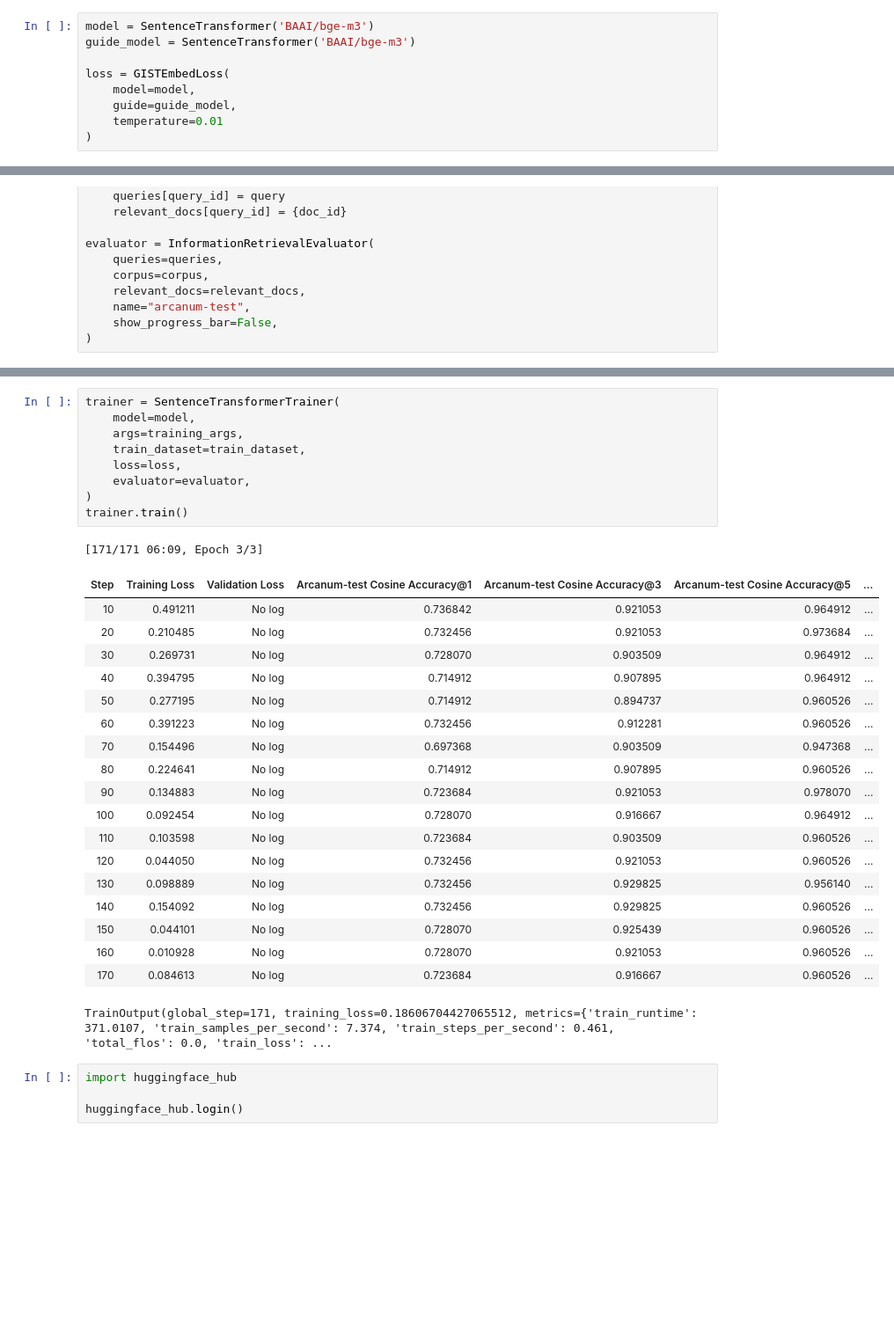
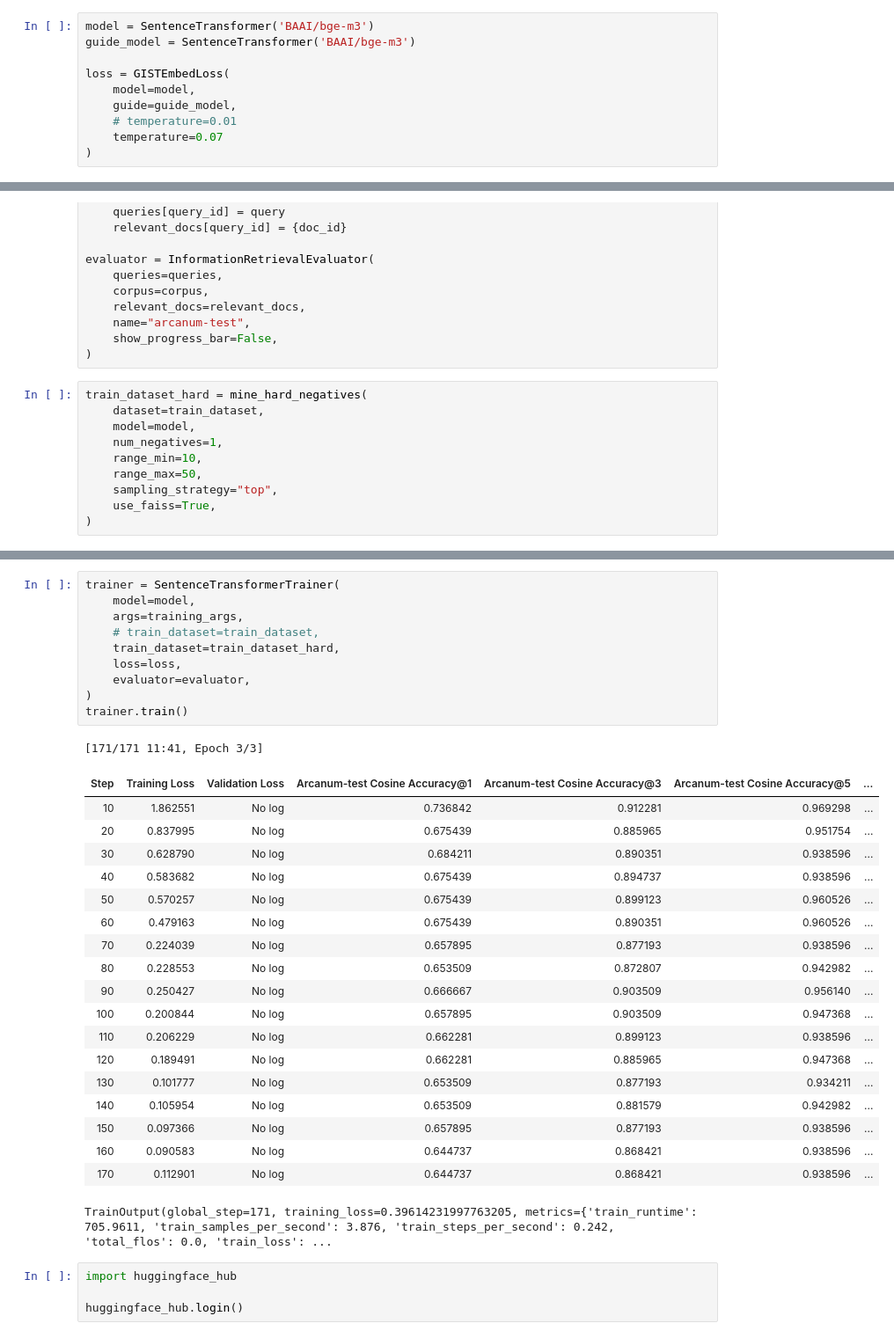
Before and after one commit to ankorn/arcanumsearch, a Jupyter notebook: arc_retrieval.ipynb, the cells around one changed output, grey strips where cells are left out. Shown at 88% size. Drawn from its saved outputs; the diff is of its cells as text; blank space fills up the shorter version.

Commit message:
retrieval gist embed with hard negatives

```diff
--- a/arc_retrieval.ipynb
+++ b/arc_retrieval.ipynb
@@ -39,7 +39,8 @@ guide_model = SentenceTransformer('BAAI/bge-m3')
 loss = GISTEmbedLoss(
     model=model,
     guide=guide_model,
-    temperature=0.01
+    # temperature=0.01
+    temperature=0.07
 )
 # %%
 test_dataset = dataset["test"]
@@ -71,3 +72,13 @@ evaluator = InformationRetrievalEvaluator(
     name="arcanum-test",
     show_progress_bar=False,
 )
+# %%
+train_dataset_hard = mine_hard_negatives(
+    dataset=train_dataset,
+    model=model,
+    num_negatives=1,
+    range_min=10,
+    range_max=50,
+    sampling_strategy="top",
+    use_faiss=True,
+)
@@ -89,33 +113,34 @@ WARNING:sentence_transformers.base.training_args:The `warmup_ratio` argument is
 # %%
 trainer = SentenceTransformerTrainer(
     model=model,
     args=training_args,
-    train_dataset=train_dataset,
+    # train_dataset=train_dataset,
+    train_dataset=train_dataset_hard,
     loss=loss,
     evaluator=evaluator,
 )
 trainer.train()
 # %% [output]
-[171/171 06:09, Epoch 3/3]
+[171/171 11:41, Epoch 3/3]
 | Step | Training Loss | Validation Loss | Arcanum-test Cosine Accuracy@1 | Arcanum-test Cosine Accuracy@3 | Arcanum-test Cosine Accuracy@5 | ... |
-| 10 | 0.491211 | No log | 0.736842 | 0.921053 | 0.964912 | ... |
-| 20 | 0.210485 | No log | 0.732456 | 0.921053 | 0.973684 | ... |
-| 30 | 0.269731 | No log | 0.728070 | 0.903509 | 0.964912 | ... |
-| 40 | 0.394795 | No log | 0.714912 | 0.907895 | 0.964912 | ... |
-| 50 | 0.277195 | No log | 0.714912 | 0.894737 | 0.960526 | ... |
-| 60 | 0.391223 | No log | 0.732456 | 0.912281 | 0.960526 | ... |
-| 70 | 0.154496 | No log | 0.697368 | 0.903509 | 0.947368 | ... |
-| 80 | 0.224641 | No log | 0.714912 | 0.907895 | 0.960526 | ... |
-| 90 | 0.134883 | No log | 0.723684 | 0.921053 | 0.978070 | ... |
-| 100 | 0.092454 | No log | 0.728070 | 0.916667 | 0.964912 | ... |
-| 110 | 0.103598 | No log | 0.723684 | 0.903509 | 0.960526 | ... |
-| 120 | 0.044050 | No log | 0.732456 | 0.921053 | 0.960526 | ... |
-| 130 | 0.098889 | No log | 0.732456 | 0.929825 | 0.956140 | ... |
-| 140 | 0.154092 | No log | 0.732456 | 0.929825 | 0.960526 | ... |
-| 150 | 0.044101 | No log | 0.728070 | 0.925439 | 0.960526 | ... |
-| 160 | 0.010928 | No log | 0.728070 | 0.921053 | 0.960526 | ... |
-| 170 | 0.084613 | No log | 0.723684 | 0.916667 | 0.960526 | ... |
+| 10 | 1.862551 | No log | 0.736842 | 0.912281 | 0.969298 | ... |
+| 20 | 0.837995 | No log | 0.675439 | 0.885965 | 0.951754 | ... |
+| 30 | 0.628790 | No log | 0.684211 | 0.890351 | 0.938596 | ... |
+| 40 | 0.583682 | No log | 0.675439 | 0.894737 | 0.938596 | ... |
+| 50 | 0.570257 | No log | 0.675439 | 0.899123 | 0.960526 | ... |
+| 60 | 0.479163 | No log | 0.675439 | 0.890351 | 0.960526 | ... |
+| 70 | 0.224039 | No log | 0.657895 | 0.877193 | 0.938596 | ... |
+| 80 | 0.228553 | No log | 0.653509 | 0.872807 | 0.942982 | ... |
+| 90 | 0.250427 | No log | 0.666667 | 0.903509 | 0.956140 | ... |
+| 100 | 0.200844 | No log | 0.657895 | 0.903509 | 0.947368 | ... |
+| 110 | 0.206229 | No log | 0.662281 | 0.899123 | 0.938596 | ... |
+| 120 | 0.189491 | No log | 0.662281 | 0.885965 | 0.947368 | ... |
+| 130 | 0.101777 | No log | 0.653509 | 0.877193 | 0.934211 | ... |
+| 140 | 0.105954 | No log | 0.653509 | 0.881579 | 0.942982 | ... |
+| 150 | 0.097366 | No log | 0.657895 | 0.877193 | 0.938596 | ... |
+| 160 | 0.090583 | No log | 0.644737 | 0.868421 | 0.938596 | ... |
+| 170 | 0.112901 | No log | 0.644737 | 0.868421 | 0.938596 | ... |
-TrainOutput(global_step=171, training_loss=0.18606704427065512, metrics={'train_runtime': 371.0107, 'train_samples_per_second': 7.374, 'train_steps_per_second': 0.461, 'total_flos': 0.0, 'train_loss': ...
+TrainOutput(global_step=171, training_loss=0.39614231997763205, metrics={'train_runtime': 705.9611, 'train_samples_per_second': 3.876, 'train_steps_per_second': 0.242, 'total_flos': 0.0, 'train_loss': ...
 # %%
 import huggingface_hub
 
```
Also changed, not shown: parts of 3 cells of this notebook, 1 other file.
